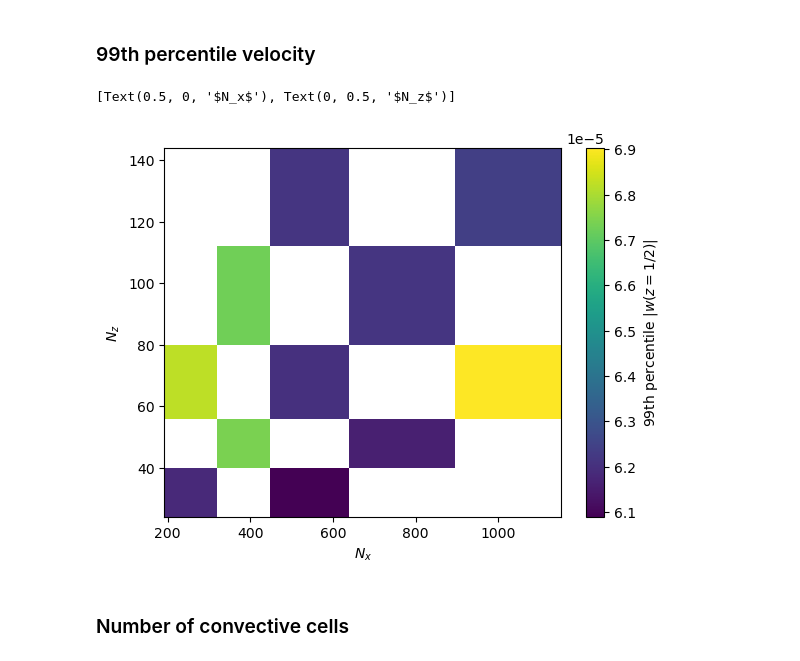
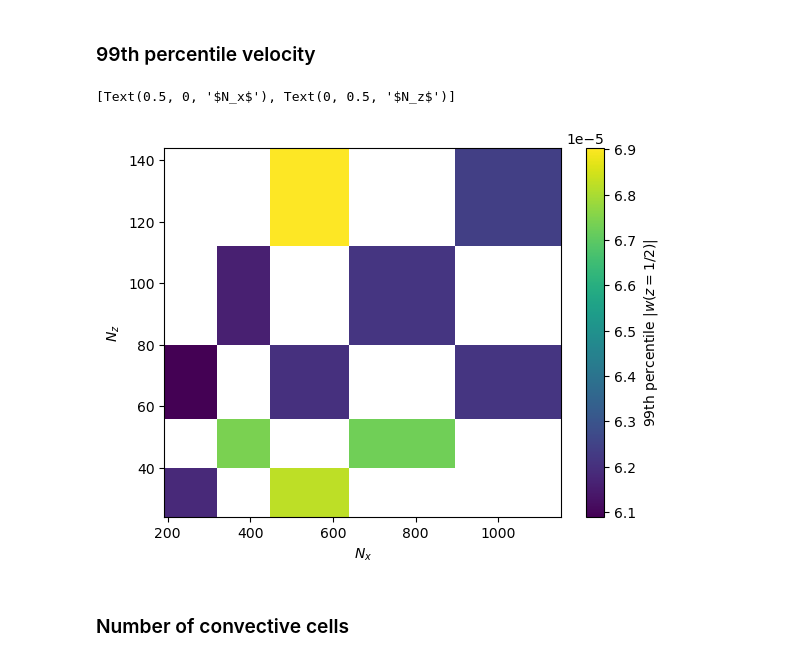
Before and after one commit to tschanzer/honours-project, a Jupyter notebook: notebooks/resolution_tests.ipynb, the cells around one changed output. Drawn from its saved outputs; the diff is of its cells as text; code cells hidden in the pictures.

```diff
--- a/notebooks/resolution_tests.ipynb
+++ b/notebooks/resolution_tests.ipynb
@@ -217,12 +217,12 @@ nz = xr.DataArray(nz, coords=[nz], dims=['nz'])
 percentiles = xr.apply_ufunc(w_99, nx, nz, vectorize=True)
 # %%
 fig, ax = plt.subplots()
-mesh = ax.pcolormesh(percentiles.nx, percentiles.nz, percentiles)
+mesh = ax.pcolormesh(percentiles.nx, percentiles.nz, percentiles.T)
 fig.colorbar(mesh, ax=ax, label='99th percentile $|w(z=1/2)|$')
 ax.set(xlabel='$N_x$', ylabel='$N_z$')
 # %% [output]
 [Text(0.5, 0, '$N_x$'), Text(0, 0.5, '$N_z$')]
-[figure, old version]
+[figure, new version]
 # %% [markdown]
 ### Number of convective cells
 # %%
```
Also changed, not shown: parts of 1 cell of this notebook.
